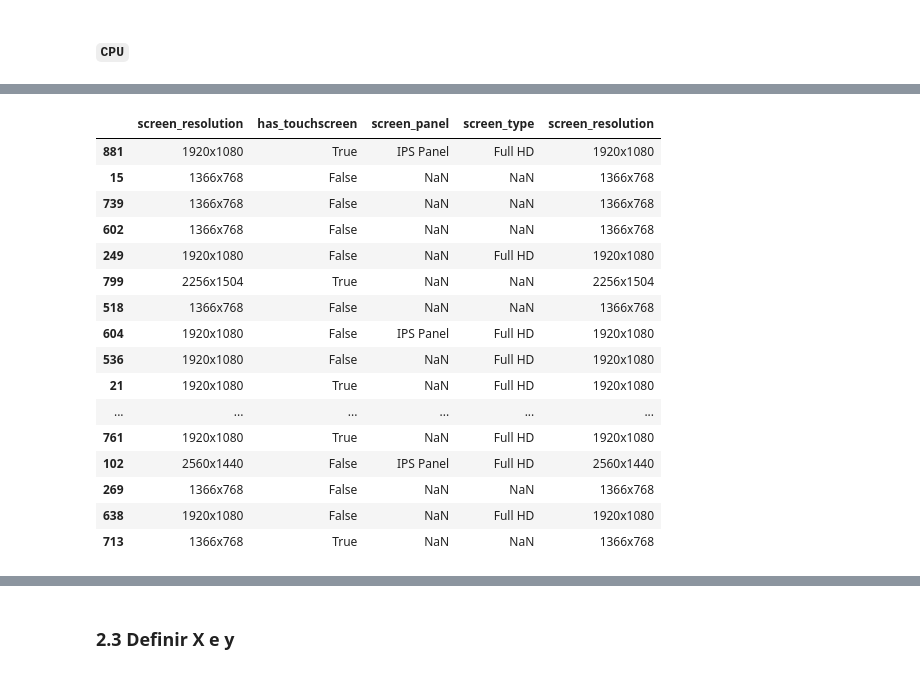
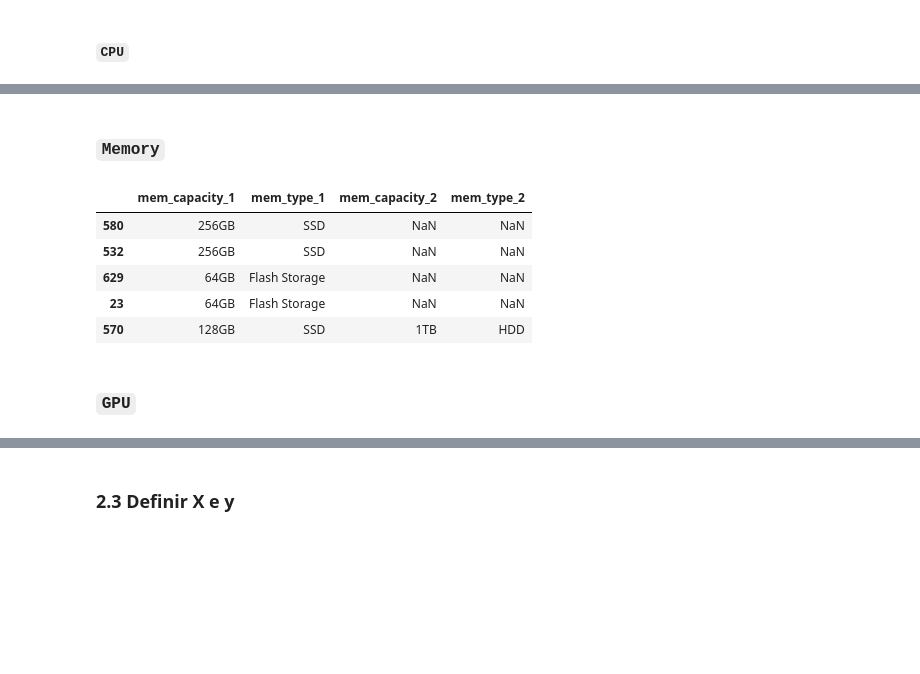
Before and after one commit to aaerror/ONLINE_DS_THEBRIDGE_AAC, a Jupyter notebook: TC_04_Sprint_12_Kaggle/kaggle.ipynb, the cells around one changed output, grey strips where cells are left out. Cells and saved outputs as stored; diff of their text form; code cells hidden in the pictures; blank space fills up the shorter version.

Commit message:
Se agrega extracción de datos de memory

```diff
--- a/TC_04_Sprint_12_Kaggle/kaggle.ipynb
+++ b/TC_04_Sprint_12_Kaggle/kaggle.ipynb
@@ -354,38 +264,30 @@ AMD A6-Series 7310 2GHz
-# %%
-# intel
-#(?P<family>Intel\s(Core|Celeron|Xeon|Atom|Pentium))|(i\d|(Dual|Quad)\sCore)|(?P<gen>(\d{1}(?=\d{3}))|(\d{2}(?=\d{3})))|(?P<cpu>\d\.?\d?\s*GHz)
-
-def extra_screen_data(value):
-	touchscreen_match = re.search(r"Touchscreen", value, re.IGNORECASE)
-	panel_match = re.search(r"(IPS Panel|LCD|OLED)", value, re.IGNORECASE)
-	type_match = re.search(r"(Quad|Full|Ultra)\s?HD\+?", value, re.IGNORECASE)
-	resolution_match = re.search(r"\d{3,4}x\d{3,4}", value, re.IGNORECASE)
-
-	return {
-		"has_touchscreen": True if touchscreen_match else False,
-		"screen_panel": panel_match.group(0) if panel_match else None,
-		"screen_type": type_match.group(0) if type_match else None,
-		"screen_resolution": resolution_match.group(0) if resolution_match else None
-	}
-
-screen_data = df["ScreenResolution"].apply(extra_screen_data)
-df = pd.concat([df, pd.DataFrame(screen_data.tolist())], axis=1)
-df.sample(25).iloc[:, -5:]
-# %% [output]
-|  | screen_resolution | has_touchscreen | screen_panel | screen_type | screen_resolution |
-| 881 | 1920x1080 | True | IPS Panel | Full HD | 1920x1080 |
-| 15 | 1366x768 | False | NaN | NaN | 1366x768 |
-| 739 | 1366x768 | False | NaN | NaN | 1366x768 |
-| 602 | 1366x768 | False | NaN | NaN | 1366x768 |
-| 249 | 1920x1080 | False | NaN | Full HD | 1920x1080 |
-| 799 | 2256x1504 | True | NaN | NaN | 2256x1504 |
-| 518 | 1366x768 | False | NaN | NaN | 1366x768 |
-| 604 | 1920x1080 | False | IPS Panel | Full HD | 1920x1080 |
-| 536 | 1920x1080 | False | NaN | Full HD | 1920x1080 |
-| 21 | 1920x1080 | True | NaN | Full HD | 1920x1080 |
-| ... | ... | ... | ... | ... | ... |
-| 761 | 1920x1080 | True | NaN | Full HD | 1920x1080 |
-| 102 | 2560x1440 | False | IPS Panel | Full HD | 2560x1440 |
-| 269 | 1366x768 | False | NaN | NaN | 1366x768 |
-| 638 | 1920x1080 | False | NaN | Full HD | 1920x1080 |
-| 713 | 1366x768 | True | NaN | NaN | 1366x768 |
+# %% [markdown]
+### `Memory`
+# %%
+def extract_memory_data(value):
+    data = {}
+    pattern = r"(?P<capacity>[\.\d]*?\d{1,4}(GB|TB))\s(?P<type>Hybrid|SSD|HDD|Flash\sStorage)"
+
+    memories = value.split("+")
+    for index, memory in enumerate(memories, 1):
+        is_match = re.search(pattern, memory, re.IGNORECASE)
+        if is_match:
+            data[f"mem_capacity_{index}"] = is_match.group("capacity")
+            data[f"mem_type_{index}"] = is_match.group("type")
+
+    columns = ["mem_capacity_1", "mem_type_1", "mem_capacity_2", "mem_type_2"]
+    return pd.Series(data)
+
+
+memory_data = df.loc[:, "Memory"].apply(extract_memory_data)
+df = pd.concat([df, memory_data], axis=1)
+df.sample(5).iloc[:, -4:]
+# %% [output]
+|  | mem_capacity_1 | mem_type_1 | mem_capacity_2 | mem_type_2 |
+| 580 | 256GB | SSD | NaN | NaN |
+| 532 | 256GB | SSD | NaN | NaN |
+| 629 | 64GB | Flash Storage | NaN | NaN |
+| 23 | 64GB | Flash Storage | NaN | NaN |
+| 570 | 128GB | SSD | 1TB | HDD |
+# %% [markdown]
+### `GPU`
```
Also changed, not shown: parts of 5 cells of this notebook.
